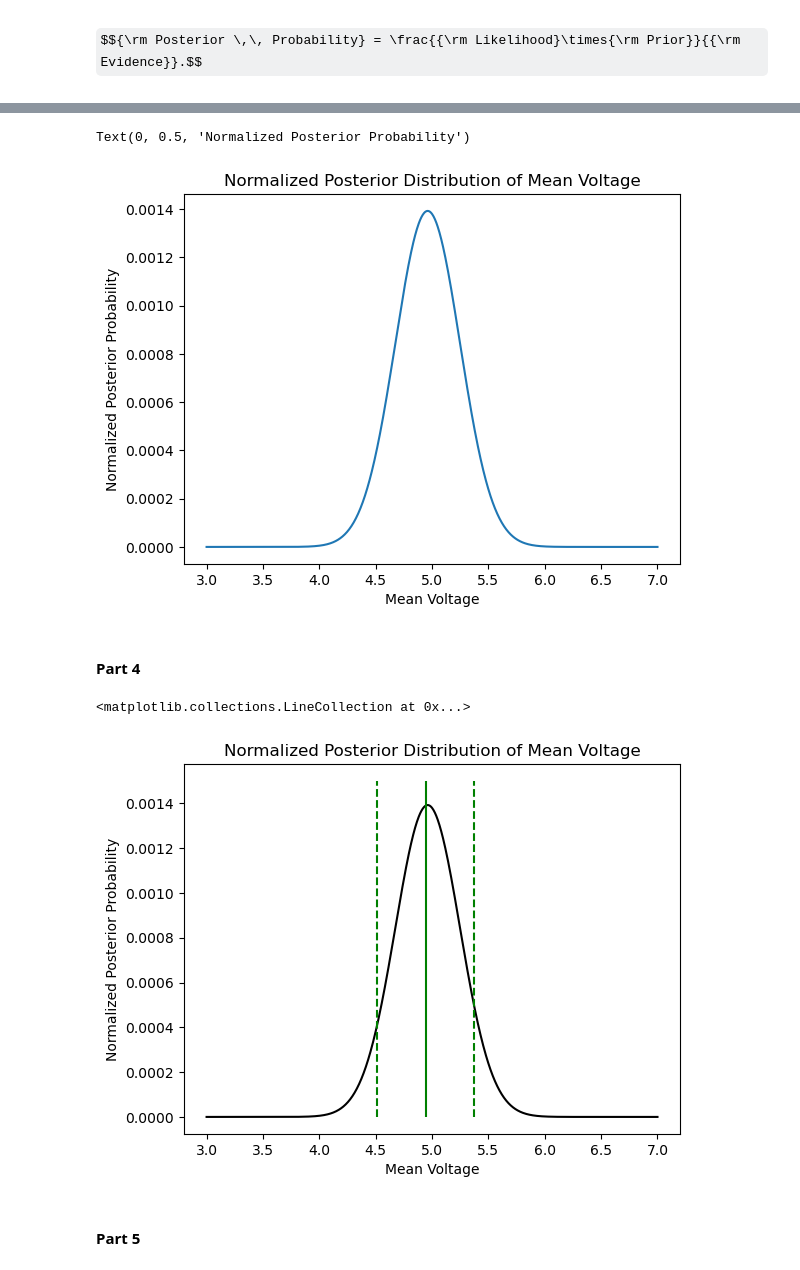
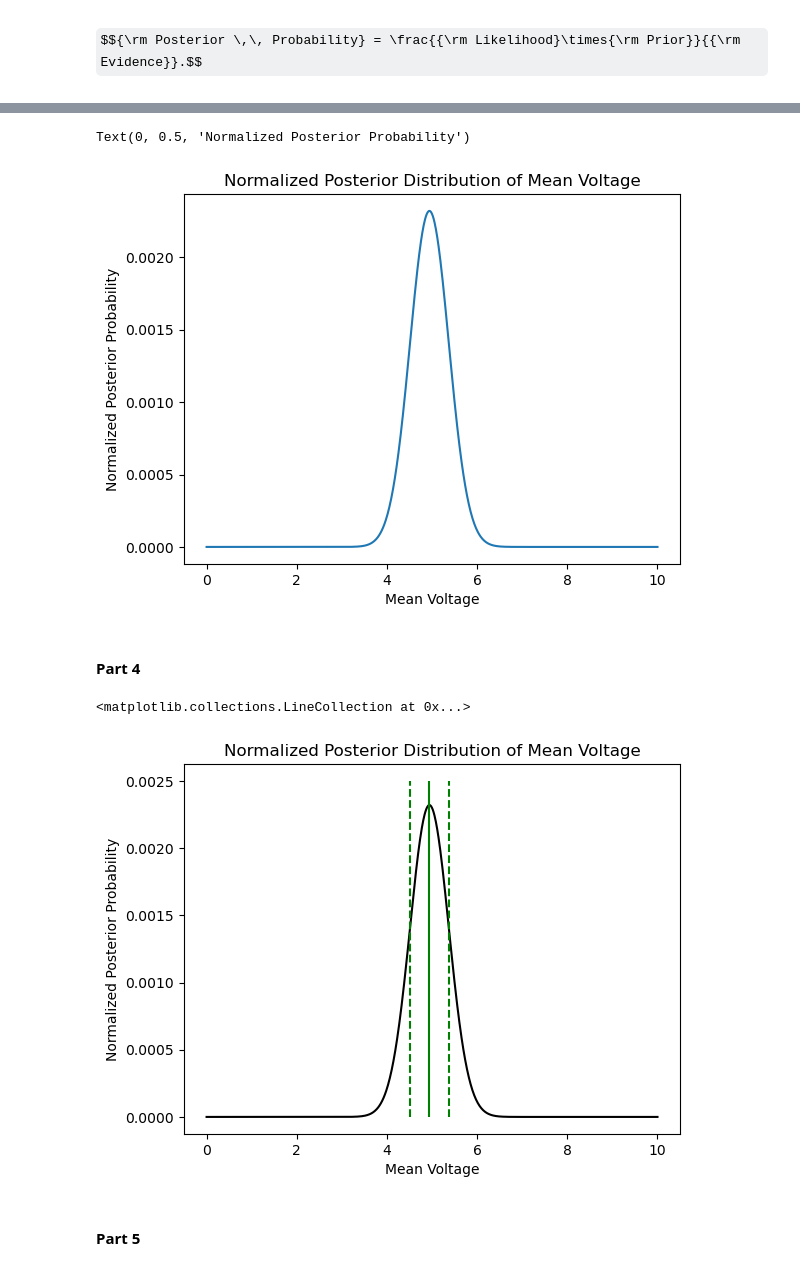
Before and after one commit to VanderbiltAstronomy/astr_8070_s24, a Jupyter notebook: coursework/student_folders/Ryan_Nowicki/vu_astr8070_s24_hw4_RyanNowicki.ipynb, the cells around one changed output, grey strips where cells are left out. Drawn from its saved outputs; the diff is of its cells as text; code cells hidden in the pictures; some formulas as TeX source.

```diff
--- a/coursework/student_folders/Ryan_Nowicki/vu_astr8070_s24_hw4_RyanNowicki.ipynb
+++ b/coursework/student_folders/Ryan_Nowicki/vu_astr8070_s24_hw4_RyanNowicki.ipynb
@@ -58,7 +58,9 @@ Standard Error on the Sample Mean: 0.43024334605205083 Volts
 #### Part 2
 # %%
 #Fit the log likelihood function and determine the best-fit mean voltage
-mugrid = np.linspace(0,8,1000)
+
+#set up a grid of points between 0 and 10 as potential mu values
+mugrid = np.linspace(0,10,1000)
 # %%
 #defining function
 def lnL(data,mu,sigma):
@@ -89,7 +91,7 @@ $${\rm Posterior \,\, Probability} = \frac{{\rm Likelihood}\times{\rm Prior}}{{\
 
 #making the uniform prior for the mean
 prior = scipy.stats.uniform(loc=3,scale=4)
-prior_grid = np.linspace(3,7,1000)      #test values of sample mean
+#prior_grid = np.linspace(3,7,1000)      #test values of sample mean
 
 #defining a function for the (not log) likelihood
 def L_notln(data,mu,sigma):
@@ -100,7 +102,7 @@ def L_notln(data,mu,sigma):
     return L_arr
 # %%
 #computing the likelihood using the above (not log) likelihood funciton
-Like = L_notln(Volt,testmu,V_unc)
+Like = L_notln(Volt,mugrid,V_unc)
 
 print(Like)
 # %% [output]
@@ -134,12 +136,12 @@ print(post)
 # %%
 #plotting posterior probability
-plt.plot(prior_grid,post)
+plt.plot(mugrid,post) #plotting over all tested mus, posterior given prior which is a uniform distribution between 3 and 7
 plt.title('Normalized Posterior Distribution of Mean Voltage')
 plt.xlabel('Mean Voltage')
 plt.ylabel('Normalized Posterior Probability')
 # %% [output]
 Text(0, 0.5, 'Normalized Posterior Probability')
-[figure, old version]
+[figure, new version]
 # %% [markdown]
 #### Part 4
 # %%
@@ -150,20 +152,20 @@ Text(0, 0.5, 'Normalized Posterior Probability')
 # %%
 #new plot with credible region and analytic sample mean/stderr plotted too
 
 #first recreate posterior distibution
-plt.plot(prior_grid,post, color='k')
+plt.plot(mugrid,post, color='k')
 plt.title('Normalized Posterior Distribution of Mean Voltage')
 plt.xlabel('Mean Voltage')
 plt.ylabel('Normalized Posterior Probability')
 
 #plotting credible region
 
 #plotting vertical lines of analytic sample mean +/- standard error
-plt.vlines(mean_dat1,0,0.0015, color='g') #vertical line at analytic sample mean
-plt.vlines(mean_dat1+stderr_dat1,0,0.0015, color='g', linestyles="dashed") #vertical lines one standard error away (positive) from analytic sample mean
-plt.vlines(mean_dat1-stderr_dat1,0,0.0015, color='g', linestyles="dashed") #vertical lines one standard error away (negative) from analytic sample mean
+plt.vlines(mean_dat1,0,0.0025, color='g') #vertical line at analytic sample mean
+plt.vlines(mean_dat1+stderr_dat1,0,0.0025, color='g', linestyles="dashed") #vertical lines one standard error away (positive) from analytic sample mean
+plt.vlines(mean_dat1-stderr_dat1,0,0.0025, color='g', linestyles="dashed") #vertical lines one standard error away (negative) from analytic sample mean
 # %% [output]
 <matplotlib.collections.LineCollection at 0x...>
-[figure, old version]
+[figure, new version]
 # %% [markdown]
 #### Part 5
```
Also changed, not shown: parts of 22 cells of this notebook.
